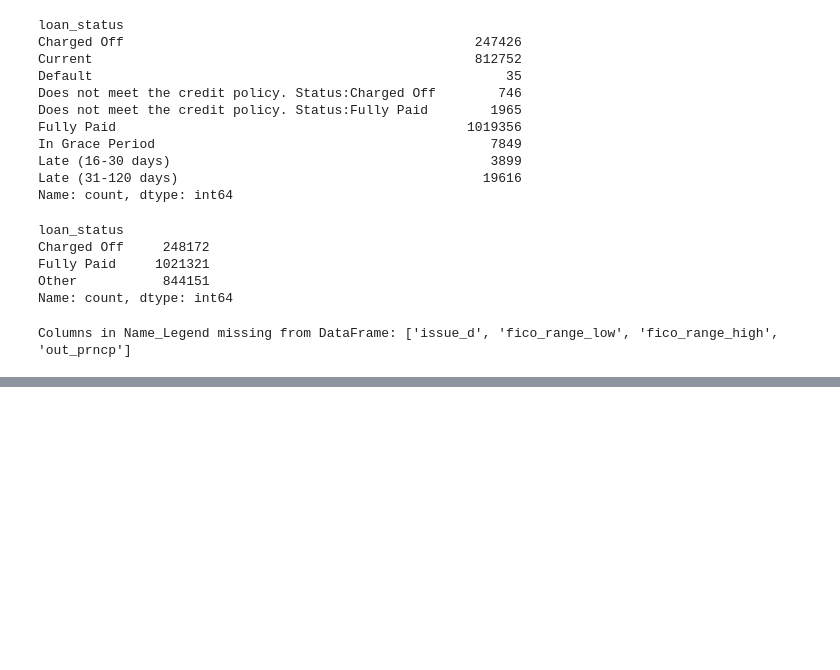
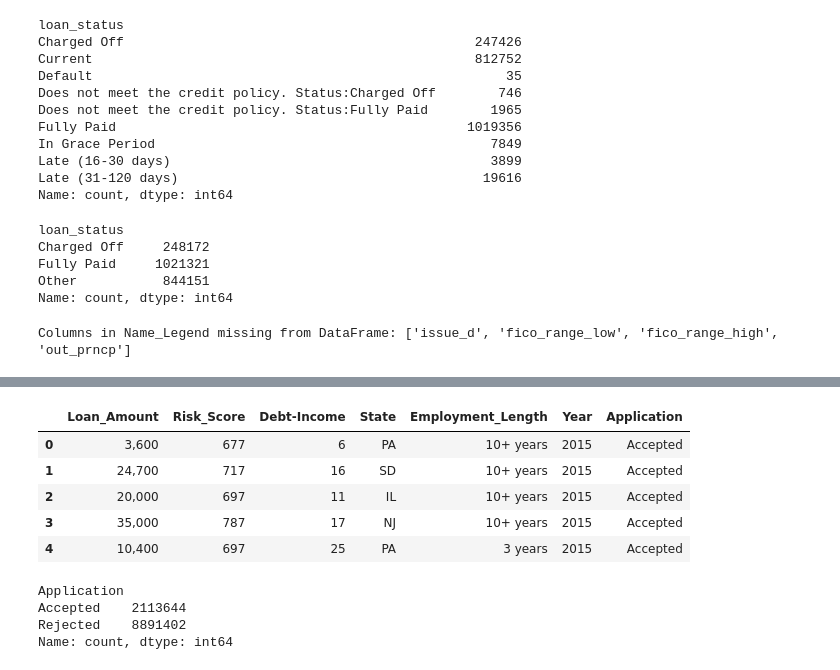
Before and after one commit to edwardweldon100/LendingClub-Capstone-Project, a Jupyter notebook: Lending Club Dataset- Inspect, Clean, Prep.ipynb, the cells around one changed output, grey strips where cells are left out. Saved outputs shown, nothing was run; the diff lists cells and outputs as text; code cells hidden in the pictures; blank space fills up the shorter version.

```diff
--- a/Lending Club Dataset- Inspect, Clean, Prep.ipynb
+++ b/Lending Club Dataset- Inspect, Clean, Prep.ipynb
@@ -427,0 +490,6 @@ a.head()
+# %%
+#Set order for Employment Length in a
+emp_length_order = ['< 1 year', '1 year', '2 years', '3 years', '4 years', '5 years', '6 years', '7 years', '8 years', '9 years', '10+ years']
+cat_type = CategoricalDtype(categories=emp_length_order, ordered=True)
+
+a['Employment_Length'] = a['Employment_Length'].astype(cat_type)
@@ -427,0 +498,23 @@ a.head()
+# %%
+#MERGE SEPARATE Accepted & Rejected table
+a_merge_copy = a[r.columns.tolist()]
+a_r = pd.concat([a_merge_copy, r], axis = 0, ignore_index=True)
+# %%
+#Set order for Employment Length in Merged copy
+a_r['Employment_Length'] = a_r['Employment_Length'].astype(cat_type)
+# %%
+a_r.head()
+# %% [output]
+|  | Loan_Amount | Risk_Score | Debt-Income | State | Employment_Length | Year | Application |
+| 0 | 3,600 | 677 | 6 | PA | 10+ years | 2015 | Accepted |
+| 1 | 24,700 | 717 | 16 | SD | 10+ years | 2015 | Accepted |
+| 2 | 20,000 | 697 | 11 | IL | 10+ years | 2015 | Accepted |
+| 3 | 35,000 | 787 | 17 | NJ | 10+ years | 2015 | Accepted |
+| 4 | 10,400 | 697 | 25 | PA | 3 years | 2015 | Accepted |
+# %%
+print(a_r['Application'].value_counts(dropna=False).sort_index())
+# %% [output]
+Application
+Accepted    2113644
+Rejected    8891402
+Name: count, dtype: int64
```
Also changed, not shown: parts of 33 cells of this notebook, 1 other file.
